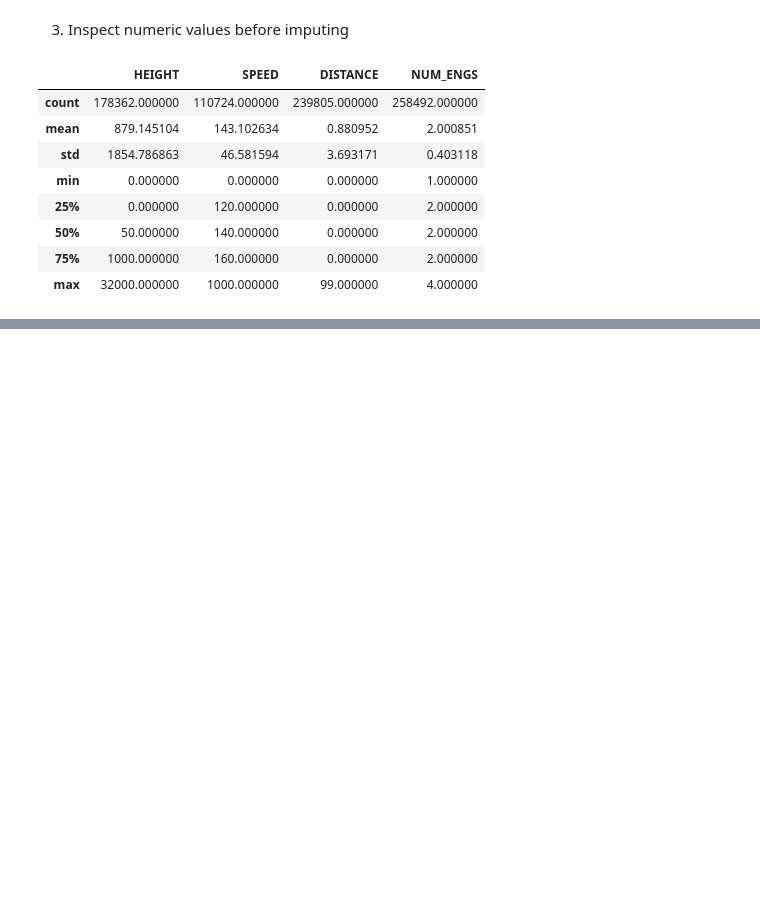
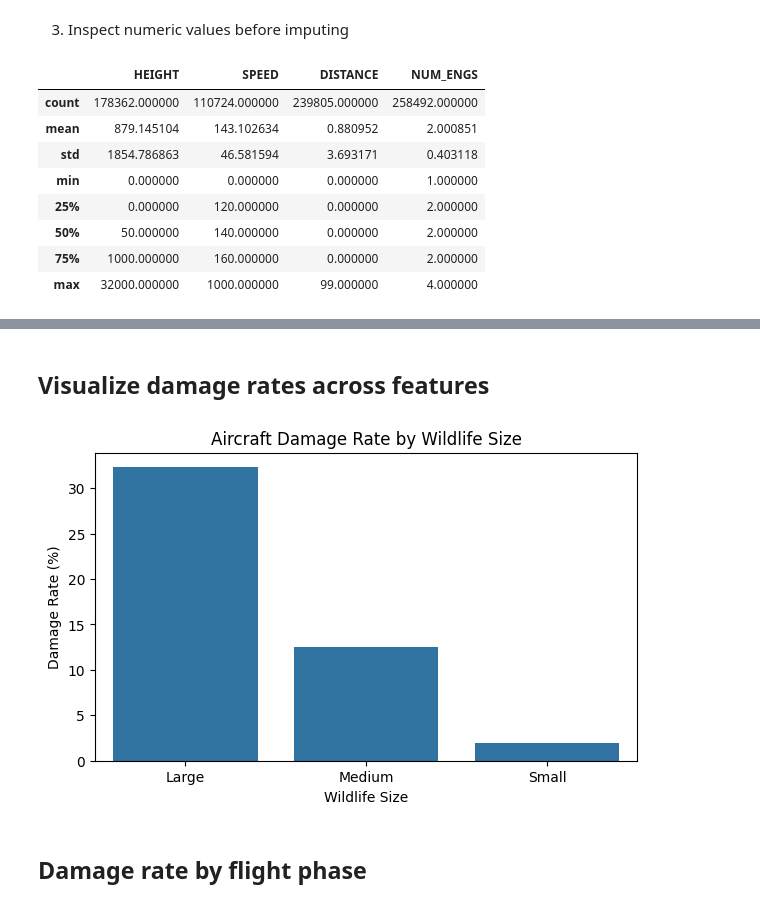
Before and after one commit to annasehgal/final-project-tech-68, a Jupyter notebook: Anna_TECH_68_Machine_learning_for_business_in_Python.ipynb, the cells around one changed output, grey strips where cells are left out. Drawn from its saved outputs; the diff is of its cells as text; code cells hidden in the pictures; blank space fills up the shorter version.

```diff
--- a/Anna_TECH_68_Machine_learning_for_business_in_Python.ipynb
+++ b/Anna_TECH_68_Machine_learning_for_business_in_Python.ipynb
@@ -402,0 +497,15 @@ This helps determine whether missing values should be represented as unknown cat
+# %% [markdown]
+## Visualize damage rates across features
+# %%
+damage_by_size = df.groupby("SIZE")["INDICATED_DAMAGE"].mean().mul(100).sort_values(ascending=False)
+# %%
+plt.figure(figsize=(7, 4))
+sns.barplot(x=damage_by_size.index, y=damage_by_size.values)
+plt.title("Aircraft Damage Rate by Wildlife Size")
+plt.xlabel("Wildlife Size")
+plt.ylabel("Damage Rate (%)")
+plt.show()
+# %% [output]
+[figure, added]
+# %% [markdown]
+## Damage rate by flight phase
```
Also changed, not shown: parts of 16 cells of this notebook.
